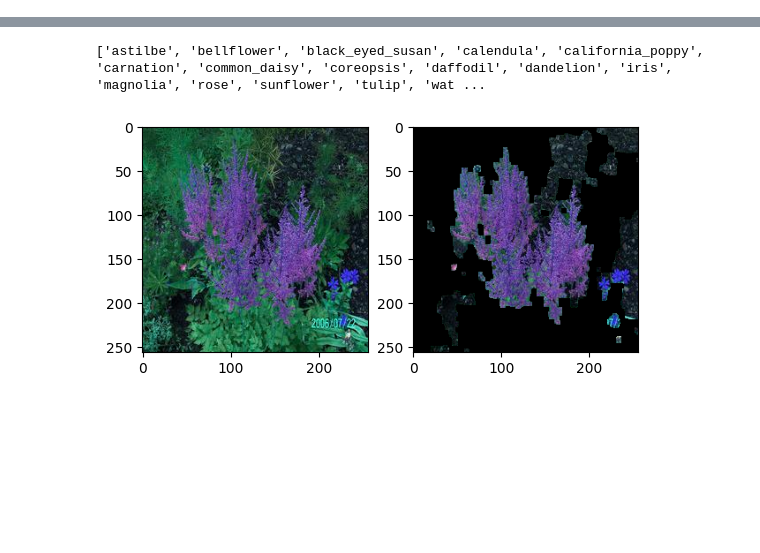
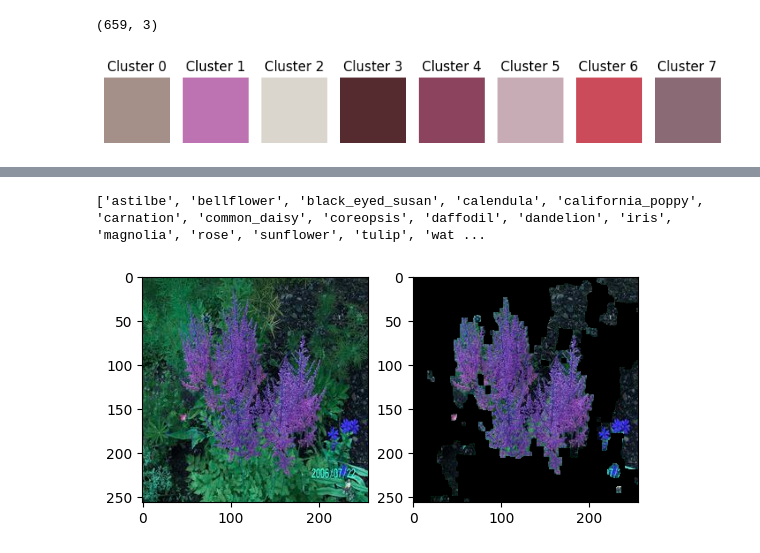
Before and after one commit to eoconn25/group_project_CS6422, a Jupyter notebook: model_training/data/organize_data.ipynb, the cells around one changed output, grey strips where cells are left out. Drawn from its saved outputs; the diff is of its cells as text; code cells hidden in the pictures; blank space fills up the shorter version.

Commit message:
color clustering

```diff
--- a/model_training/data/organize_data.ipynb
+++ b/model_training/data/organize_data.ipynb
@@ -0,0 +410,26 @@
+# %%
+# we now have the dominant color from each image in our csv
+# we want to cluster across all images now to see color groups emerge!
+
+# make sure our list of dominant colors is ready for kmeans
+dominant_colors = np.array(dominant_colors)
+print(dominant_colors.shape)
+
+# cluster
+kmeans_global = KMeans(n_clusters=8, random_state=25).fit(dominant_colors)
+labels_global, centers_global = kmeans_global.labels_, kmeans_global.cluster_centers_
+
+# LAB to RGB for display
+centers_rgb = cv2.cvtColor(np.uint8(centers_global[np.newaxis, :, :]), cv2.COLOR_LAB2RGB)[0]
+
+plt.figure(figsize=(10,2))
+for i, color in enumerate(centers_rgb):
+    patch = np.ones((50, 50, 3), dtype=np.uint8) * color
+    plt.subplot(1, len(centers_rgb), i+1)
+    plt.imshow(patch)
+    plt.title(f"Cluster {i}")
+    plt.axis('off')
+plt.show()
+# %% [output]
+(659, 3)
+[figure, added]
```
Also changed, not shown: parts of 9 cells of this notebook.
